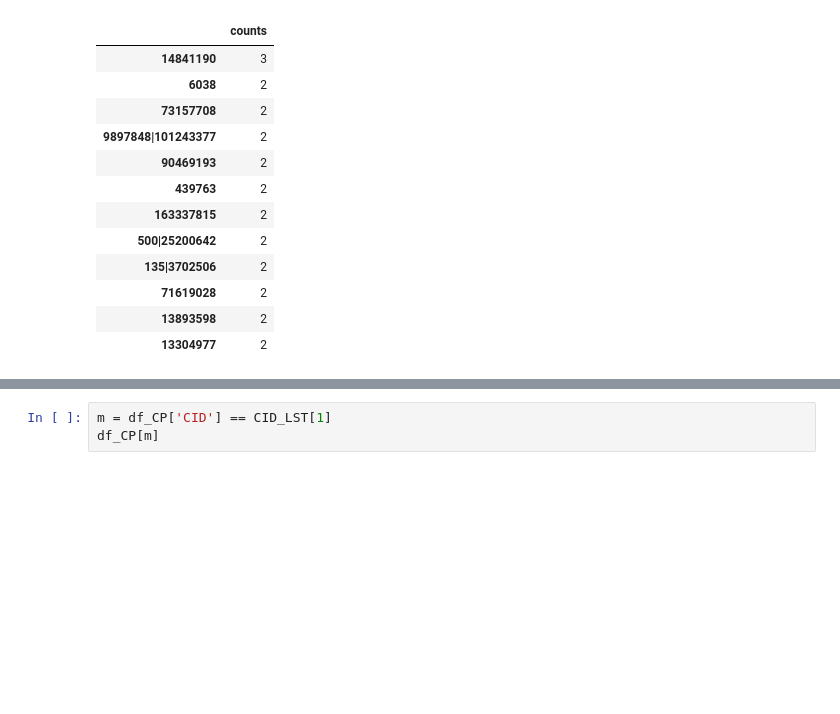
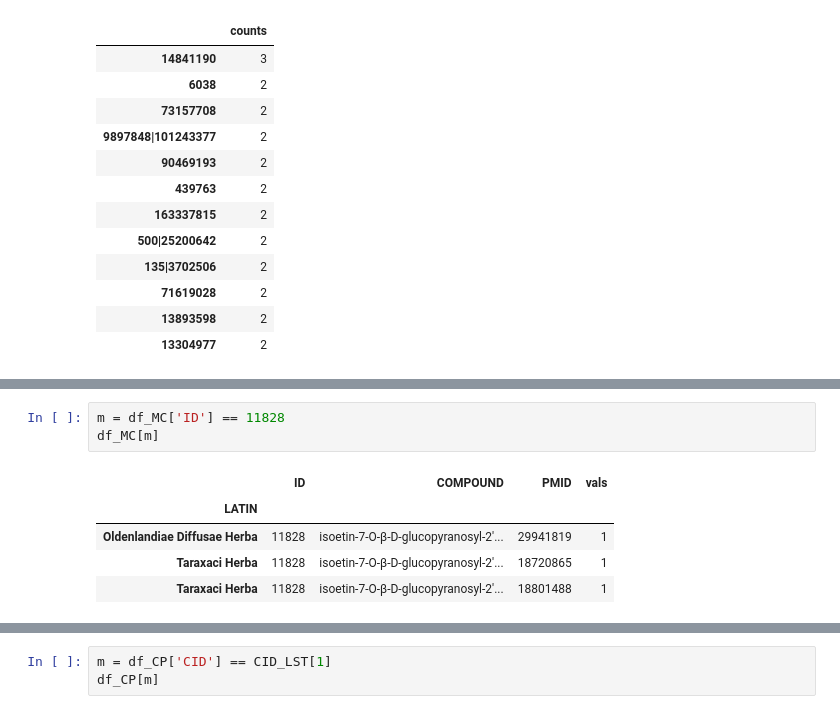
Before and after one commit to JoonghoLee/KOR_TM, a Jupyter notebook: KOR_TM_v1.ipynb, the cells around one changed output, grey strips where cells are left out. Saved outputs shown, nothing was run; the diff lists cells and outputs as text; blank space fills up the shorter version.

```diff
--- a/KOR_TM_v1.ipynb
+++ b/KOR_TM_v1.ipynb
@@ -288,0 +313,9 @@ df_CP[m]
+# %%
+m = df_MC['ID'] == 11828
+df_MC[m]
+# %% [output]
+|  | ID | COMPOUND | PMID | vals |
+| LATIN |  |  |  |  |
+| Oldenlandiae Diffusae Herba | 11828 | isoetin-7-O-β-D-glucopyranosyl-2'... | 29941819 | 1 |
+| Taraxaci Herba | 11828 | isoetin-7-O-β-D-glucopyranosyl-2'... | 18720865 | 1 |
+| Taraxaci Herba | 11828 | isoetin-7-O-β-D-glucopyranosyl-2'... | 18801488 | 1 |
```
Also changed, not shown: parts of 15 cells of this notebook.
